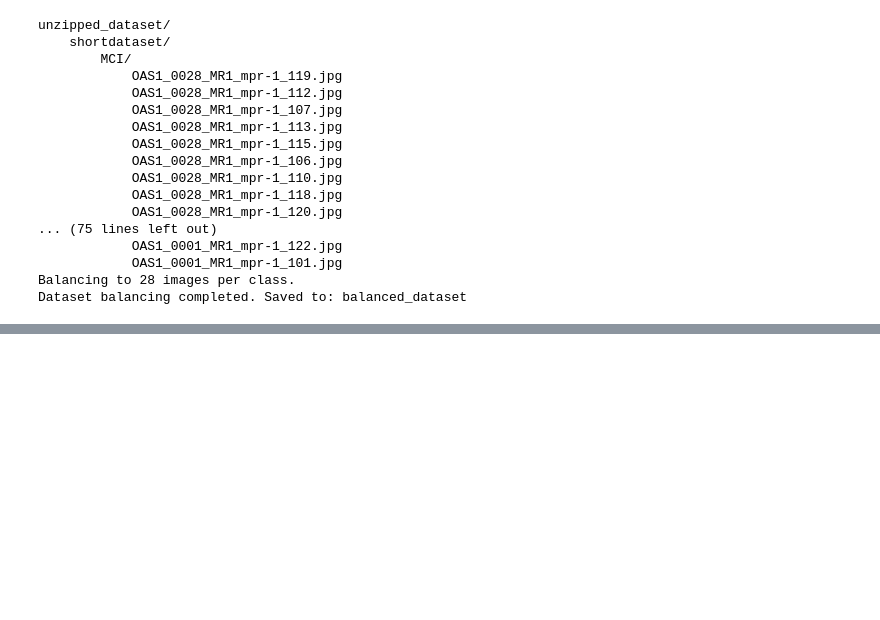
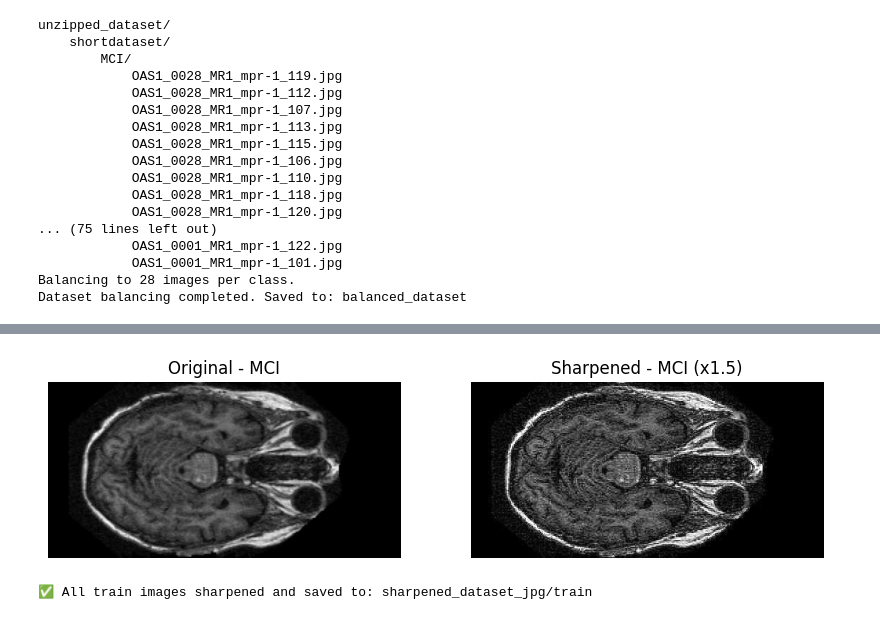
Before and after one commit to nimrashaheen001/Programming_for_AI, a Jupyter notebook: implementation2.ipynb, the cells around one changed output, grey strips where cells are left out. Drawn from its saved outputs; the diff is of its cells as text; code cells hidden in the pictures; blank space fills up the shorter version.

```diff
--- a/implementation2.ipynb
+++ b/implementation2.ipynb
@@ -160,0 +191,64 @@ split_dataset(
+# %%
+import os
+import cv2
+import shutil
+import matplotlib.pyplot as plt
+
+def sharpen_mri_train_set(input_train_dir, output_train_dir, sharpening_strength=1.5):
+    """
+    Applies Laplacian sharpening with adjustable strength.
+    Saves sharpened images and shows one before/after comparison.
+    """
+    if os.path.exists(output_train_dir):
+        shutil.rmtree(output_train_dir)
+    os.makedirs(output_train_dir)
+
+    example_image_shown = False
+
+    for class_name in os.listdir(input_train_dir):
+        class_path = os.path.join(input_train_dir, class_name)
+        if not os.path.isdir(class_path):
+            continue
+
+        output_class_path = os.path.join(output_train_dir, class_name)
+        os.makedirs(output_class_path, exist_ok=True)
+
+        for img_name in os.listdir(class_path):
+            if img_name.lower().endswith('.jpg'):
+                img_path = os.path.join(class_path, img_name)
+                img = cv2.imread(img_path, cv2.IMREAD_GRAYSCALE)
+
+                # Apply Laplacian with stronger sharpening
+                laplacian = cv2.Laplacian(img, cv2.CV_64F)
+                sharpened = cv2.convertScaleAbs(img - sharpening_strength * laplacian)
+
+                # Save sharpened image
+                out_path = os.path.join(output_class_path, img_name)
+                cv2.imwrite(out_path, sharpened)
+
+                # Show one before/after example
+                if not example_image_shown:
+                    plt.figure(figsize=(10, 5))
+                    plt.subplot(1, 2, 1)
+                    plt.imshow(img, cmap='gray')
+                    plt.title(f"Original - {class_name}")
+                    plt.axis('off')
+
+                    plt.subplot(1, 2, 2)
+                    plt.imshow(sharpened, cmap='gray')
+                    plt.title(f"Sharpened - {class_name} (x{sharpening_strength})")
+                    plt.axis('off')
+
+                    plt.show()
+                    example_image_shown = True
+
+    print("✅ All train images sharpened and saved to:", output_train_dir)
+
+sharpen_mri_train_set(
+    input_train_dir='/content/dataset_split_jpg/train',
+    output_train_dir='sharpened_dataset_jpg/train',
+    sharpening_strength=1.5  # Try 1.0, 1.5, or 2.0 for stronger edges
+)
+# %% [output]
+[figure, added]
+✅ All train images sharpened and saved to: sharpened_dataset_jpg/train
```
Also changed, not shown: parts of 1 cell of this notebook.
